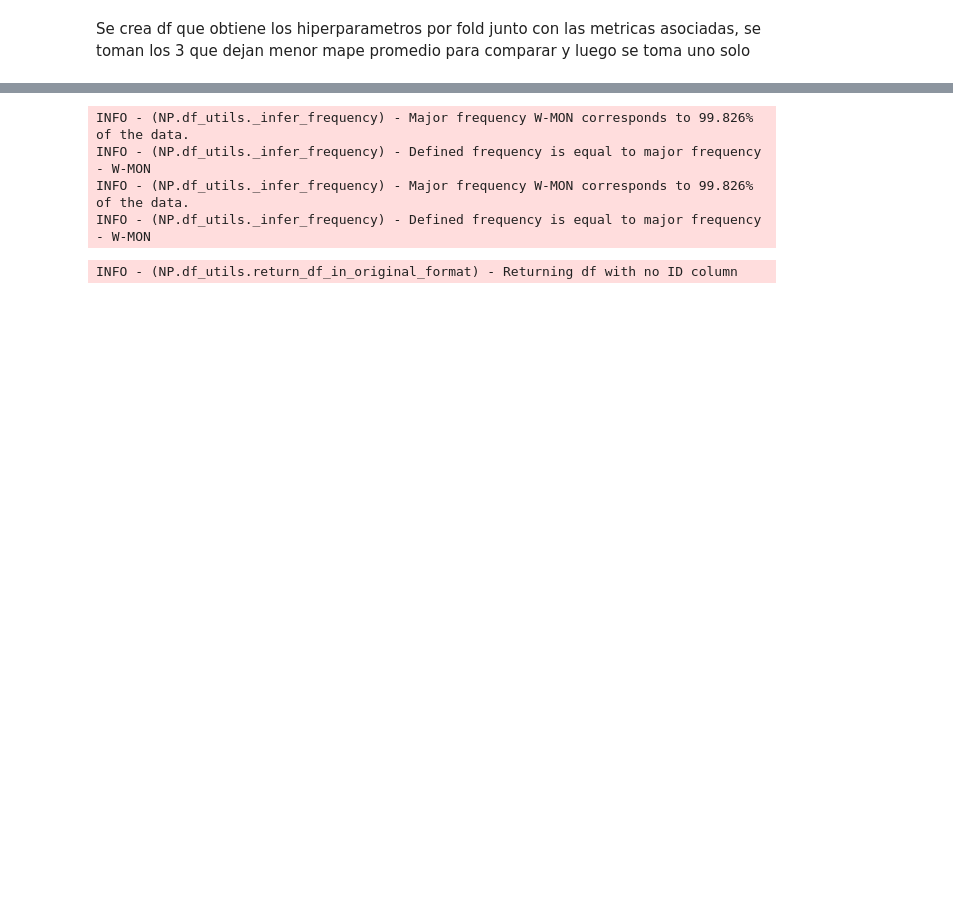
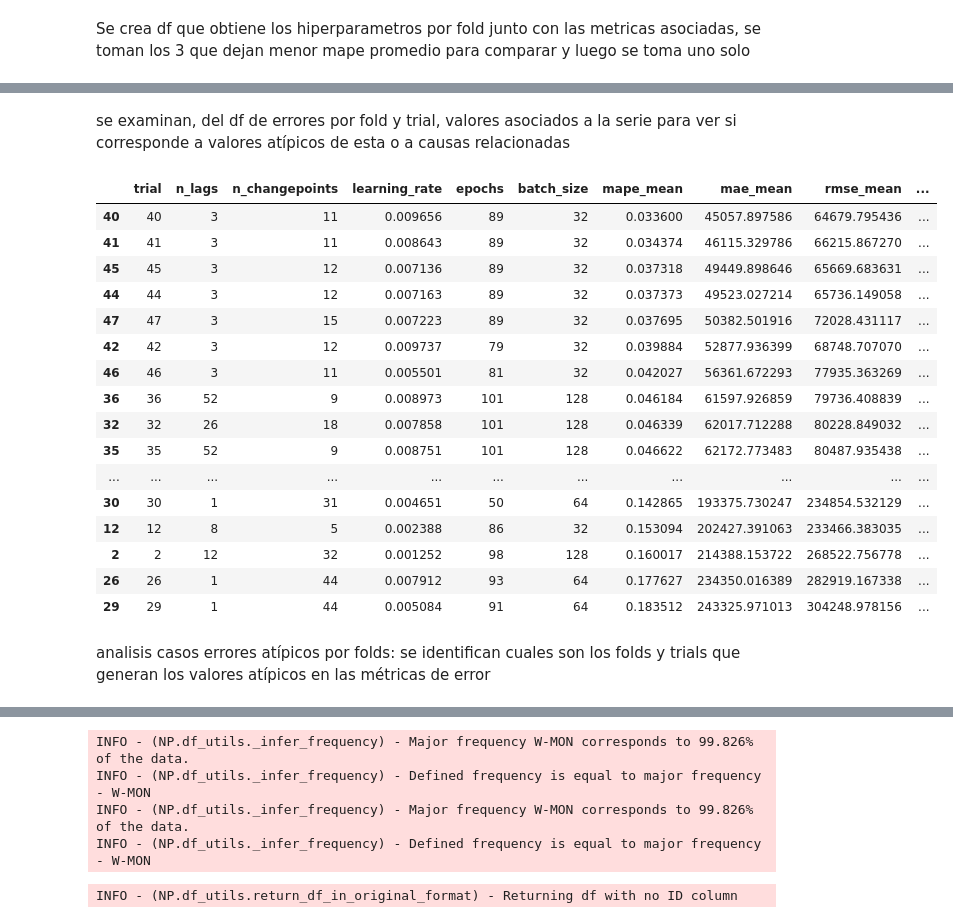
Before and after one commit to JuanDavidPiedrahitaLopez/energy_demand_forecasting_models, a Jupyter notebook: models/notebooks/Energy/NeuralProphet_Demanda.ipynb, the cells around one changed output, grey strips where cells are left out. Saved outputs shown, nothing was run; the diff lists cells and outputs as text; code cells hidden in the pictures; blank space fills up the shorter version.

```diff
--- a/models/notebooks/Energy/NeuralProphet_Demanda.ipynb
+++ b/models/notebooks/Energy/NeuralProphet_Demanda.ipynb
@@ -644,3 +688,27 @@ df_params_models.head(5)
+# %% [markdown]
+se examinan, del df de errores por fold y trial, valores asociados a la serie para ver si corresponde a valores atípicos de esta o a causas relacionadas
+# %%
+df_params_models
+# %% [output]
+|  | trial | n_lags | n_changepoints | learning_rate | epochs | batch_size | mape_mean | mae_mean | rmse_mean | ... |
+| 40 | 40 | 3 | 11 | 0.009656 | 89 | 32 | 0.033600 | 45057.897586 | 64679.795436 | ... |
+| 41 | 41 | 3 | 11 | 0.008643 | 89 | 32 | 0.034374 | 46115.329786 | 66215.867270 | ... |
+| 45 | 45 | 3 | 12 | 0.007136 | 89 | 32 | 0.037318 | 49449.898646 | 65669.683631 | ... |
+| 44 | 44 | 3 | 12 | 0.007163 | 89 | 32 | 0.037373 | 49523.027214 | 65736.149058 | ... |
+| 47 | 47 | 3 | 15 | 0.007223 | 89 | 32 | 0.037695 | 50382.501916 | 72028.431117 | ... |
+| 42 | 42 | 3 | 12 | 0.009737 | 79 | 32 | 0.039884 | 52877.936399 | 68748.707070 | ... |
+| 46 | 46 | 3 | 11 | 0.005501 | 81 | 32 | 0.042027 | 56361.672293 | 77935.363269 | ... |
+| 36 | 36 | 52 | 9 | 0.008973 | 101 | 128 | 0.046184 | 61597.926859 | 79736.408839 | ... |
+| 32 | 32 | 26 | 18 | 0.007858 | 101 | 128 | 0.046339 | 62017.712288 | 80228.849032 | ... |
+| 35 | 35 | 52 | 9 | 0.008751 | 101 | 128 | 0.046622 | 62172.773483 | 80487.935438 | ... |
+| ... | ... | ... | ... | ... | ... | ... | ... | ... | ... | ... |
+| 30 | 30 | 1 | 31 | 0.004651 | 50 | 64 | 0.142865 | 193375.730247 | 234854.532129 | ... |
+| 12 | 12 | 8 | 5 | 0.002388 | 86 | 32 | 0.153094 | 202427.391063 | 233466.383035 | ... |
+| 2 | 2 | 12 | 32 | 0.001252 | 98 | 128 | 0.160017 | 214388.153722 | 268522.756778 | ... |
+| 26 | 26 | 1 | 44 | 0.007912 | 93 | 64 | 0.177627 | 234350.016389 | 282919.167338 | ... |
+| 29 | 29 | 1 | 44 | 0.005084 | 91 | 64 | 0.183512 | 243325.971013 | 304248.978156 | ... |
 # %%
 # se exporta el df con los mejores modelos
 df_params_models.head(3).to_csv("../../../data/best_train_models/best_models_NeuralProphet.csv")
+# %% [markdown]
+analisis casos errores atípicos por folds: se identifican cuales son los folds y trials que generan los valores atípicos en las métricas de error
```
Also changed, not shown: parts of 37 cells of this notebook.
